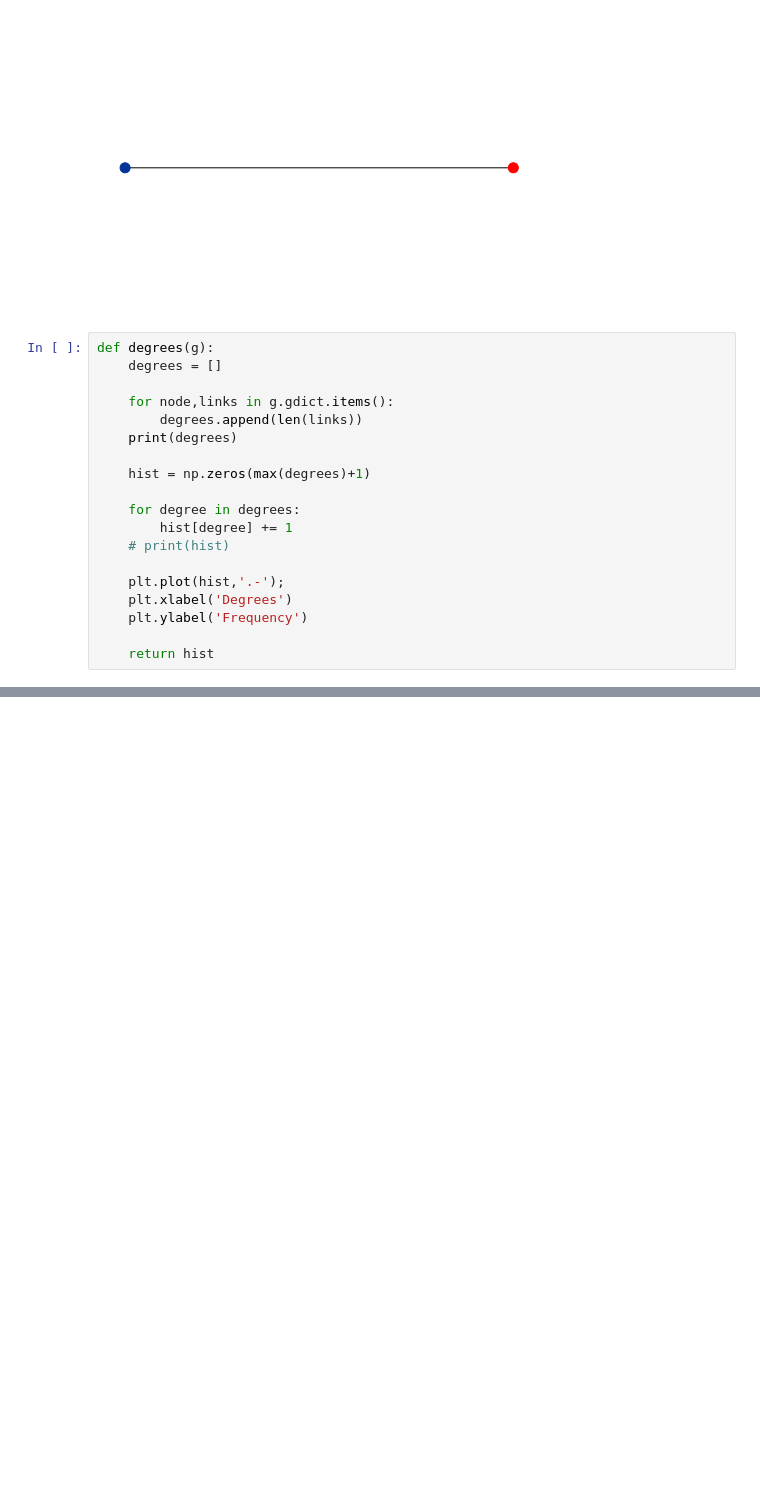
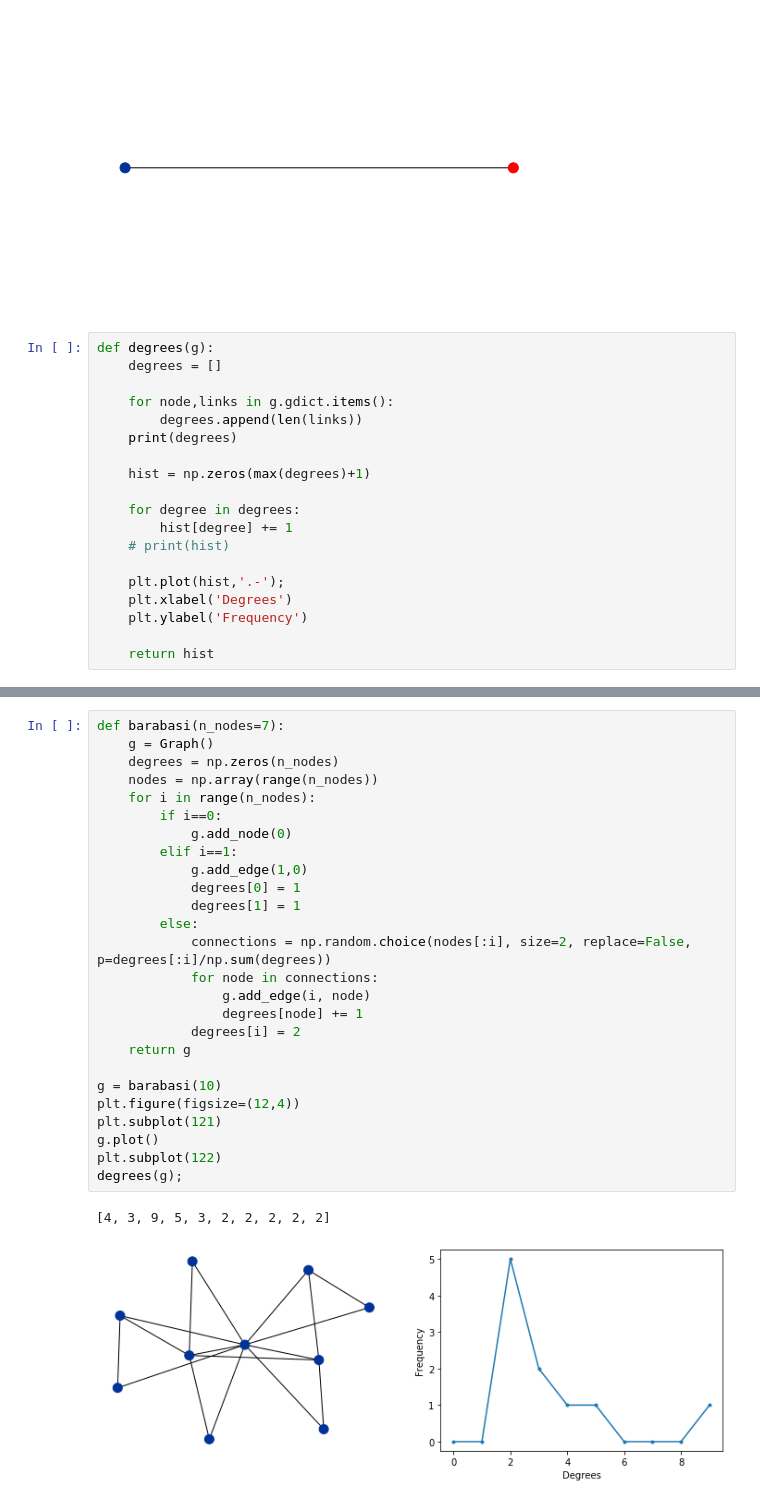
Before and after one commit to ochen310/BIO-336-S20, a Jupyter notebook: 04_08_Disease_Propagation.ipynb, the cells around one changed output, grey strips where cells are left out. Saved outputs shown, nothing was run; the diff lists cells and outputs as text; blank space fills up the shorter version.

```diff
--- a/04_08_Disease_Propagation.ipynb
+++ b/04_08_Disease_Propagation.ipynb
@@ -148,0 +153,29 @@ plt.plot(p);
+# %%
+def barabasi(n_nodes=7):
+    g = Graph()
+    degrees = np.zeros(n_nodes)
+    nodes = np.array(range(n_nodes))
+    for i in range(n_nodes):
+        if i==0:
+            g.add_node(0)
+        elif i==1:
+            g.add_edge(1,0)
+            degrees[0] = 1
+            degrees[1] = 1
+        else:
+            connections = np.random.choice(nodes[:i], size=2, replace=False, p=degrees[:i]/np.sum(degrees))
+            for node in connections:
+                g.add_edge(i, node)
+                degrees[node] += 1
+            degrees[i] = 2
+    return g
+
+g = barabasi(10)
+plt.figure(figsize=(12,4))
+plt.subplot(121)
+g.plot()
+plt.subplot(122)
+degrees(g);
+# %% [output]
+[4, 3, 9, 5, 3, 2, 2, 2, 2, 2]
+[figure, added]
```
Also changed, not shown: parts of 7 cells of this notebook, 3 other files.
